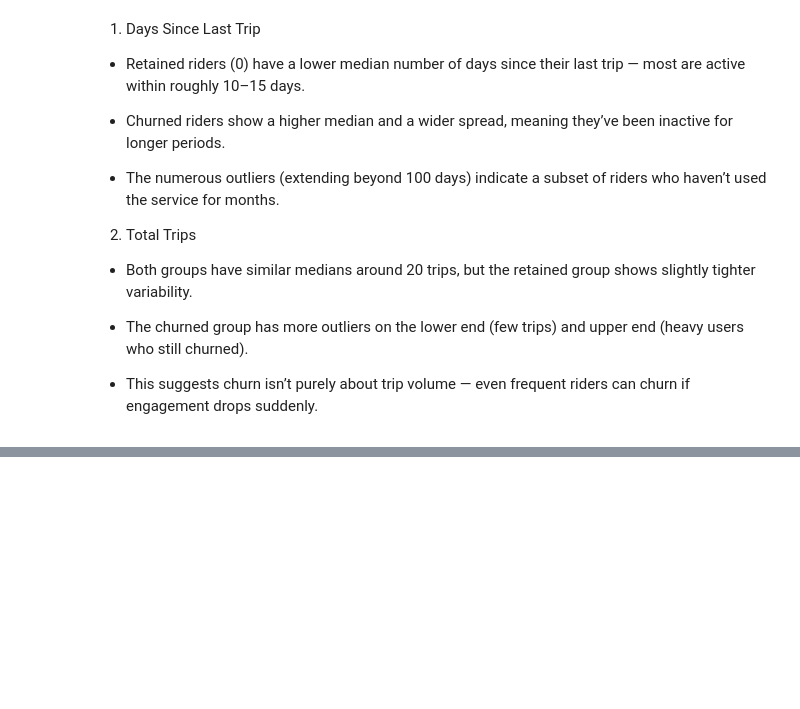
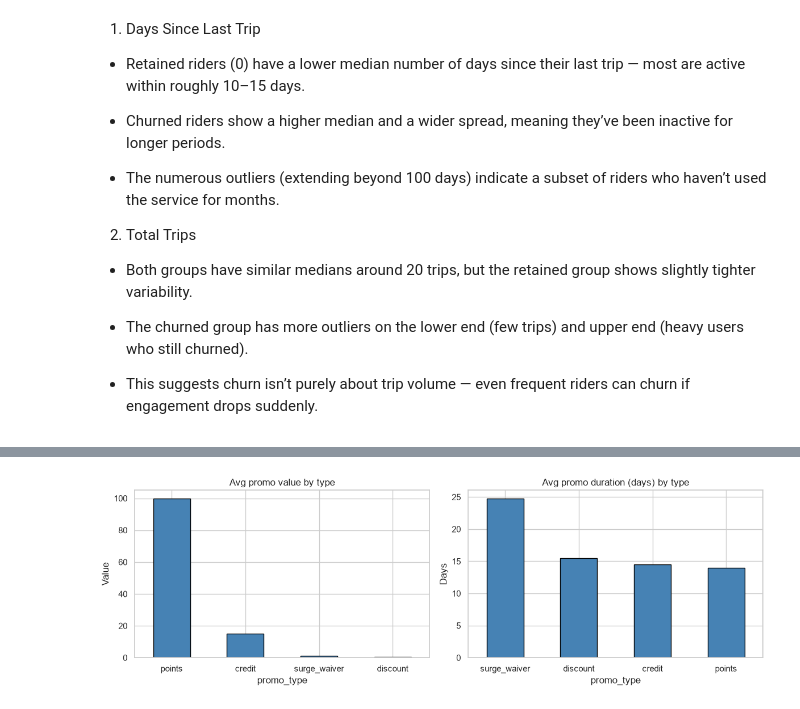
Before and after one commit to esosaomwanghe/ridewise_churnprediction, a Jupyter notebook: notebook/eda.ipynb, the cells around one changed output, grey strips where cells are left out. Drawn from its saved outputs; the diff is of its cells as text; code cells hidden in the pictures; blank space fills up the shorter version.

```diff
--- a/notebook/eda.ipynb
+++ b/notebook/eda.ipynb
@@ -800,0 +907,21 @@ plt.show()
+# %%
+# Promo values and duration by type
+
+fig, axes = plt.subplots(1, 2, figsize=(12, 4))
+
+promos.groupby('promo_type')['promo_value'].mean().sort_values(ascending=False)\
+    .plot(kind='bar', ax=axes[0], edgecolor='black', color='steelblue')
+axes[0].set_title('Avg promo value by type')
+axes[0].set_ylabel('Value')
+axes[0].tick_params(axis='x', rotation=0)
+
+promos.groupby('promo_type')['duration_days'].mean().sort_values(ascending=False)\
+    .plot(kind='bar', ax=axes[1], edgecolor='black', color='steelblue')
+axes[1].set_title('Avg promo duration (days) by type')
+axes[1].set_ylabel('Days')
+axes[1].tick_params(axis='x', rotation=0)
+
+plt.tight_layout()
+plt.show()
+# %% [output]
+[figure, added]
```
Also changed, not shown: parts of 9 cells of this notebook.
